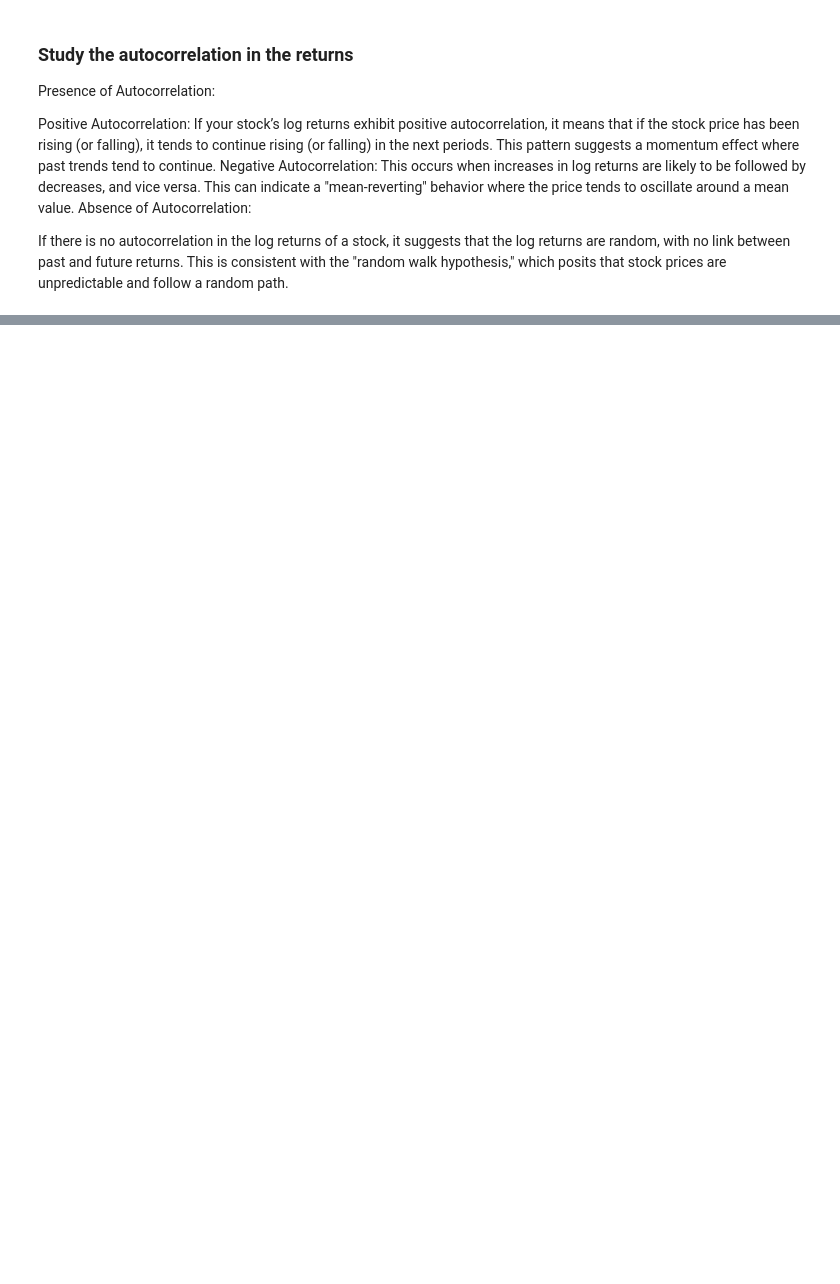
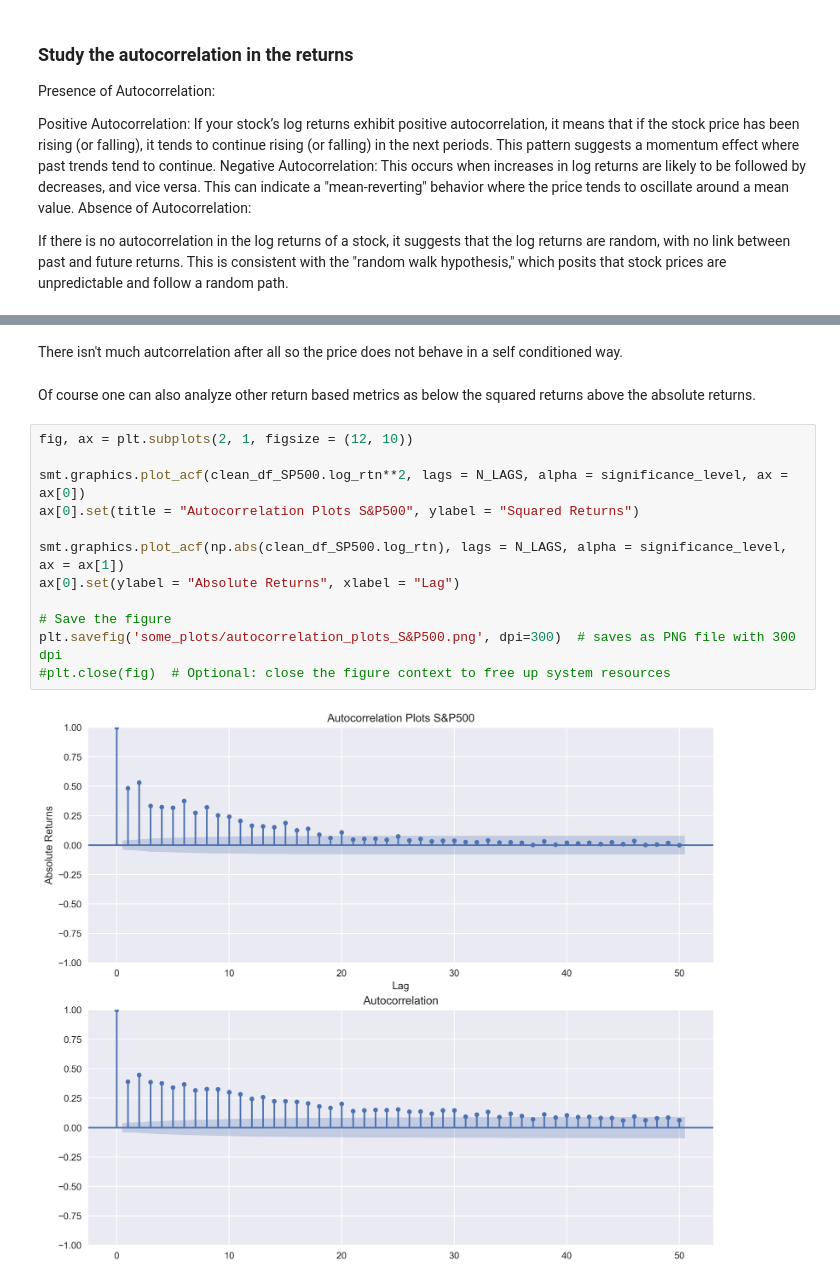
Before and after one commit to Gruntrexpewrus/TradersPlayground, a Jupyter notebook: Python4Finance/how_to_preprocess_data_stocks_and_S&P500.ipynb, the cells around one changed output, grey strips where cells are left out. Drawn from its saved outputs; the diff is of its cells as text; blank space fills up the shorter version.

Commit message:
autocorrelation study

```diff
--- a/Python4Finance/how_to_preprocess_data_stocks_and_S&P500.ipynb
+++ b/Python4Finance/how_to_preprocess_data_stocks_and_S&P500.ipynb
@@ -335,0 +357,18 @@ significance_level = 0.05
+# %% [markdown]
+There isn't much autcorrelation after all so the price does not behave in a self conditioned way.
+# %% [markdown]
+Of course one can also analyze other return based metrics as below the squared returns above the absolute returns.
+# %%
+fig, ax = plt.subplots(2, 1, figsize = (12, 10))
+
+smt.graphics.plot_acf(clean_df_SP500.log_rtn**2, lags = N_LAGS, alpha = significance_level, ax = ax[0])
+ax[0].set(title = "Autocorrelation Plots S&P500", ylabel = "Squared Returns")
+
+smt.graphics.plot_acf(np.abs(clean_df_SP500.log_rtn), lags = N_LAGS, alpha = significance_level, ax = ax[1])
+ax[0].set(ylabel = "Absolute Returns", xlabel = "Lag")
+
+# Save the figure
+plt.savefig('some_plots/autocorrelation_plots_S&P500.png', dpi=300)  # saves as PNG file with 300 dpi
+#plt.close(fig)  # Optional: close the figure context to free up system resources
+# %% [output]
+[figure, added]
```
Also changed, not shown: parts of 4 cells of this notebook, 1 other file.
